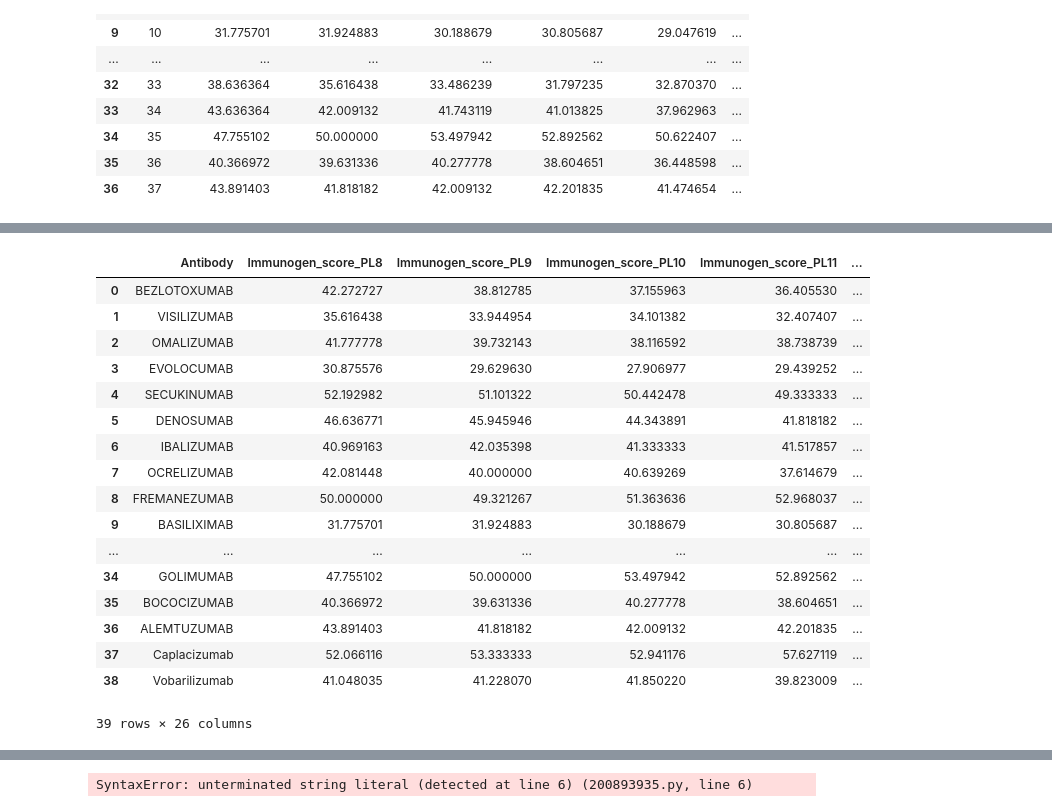
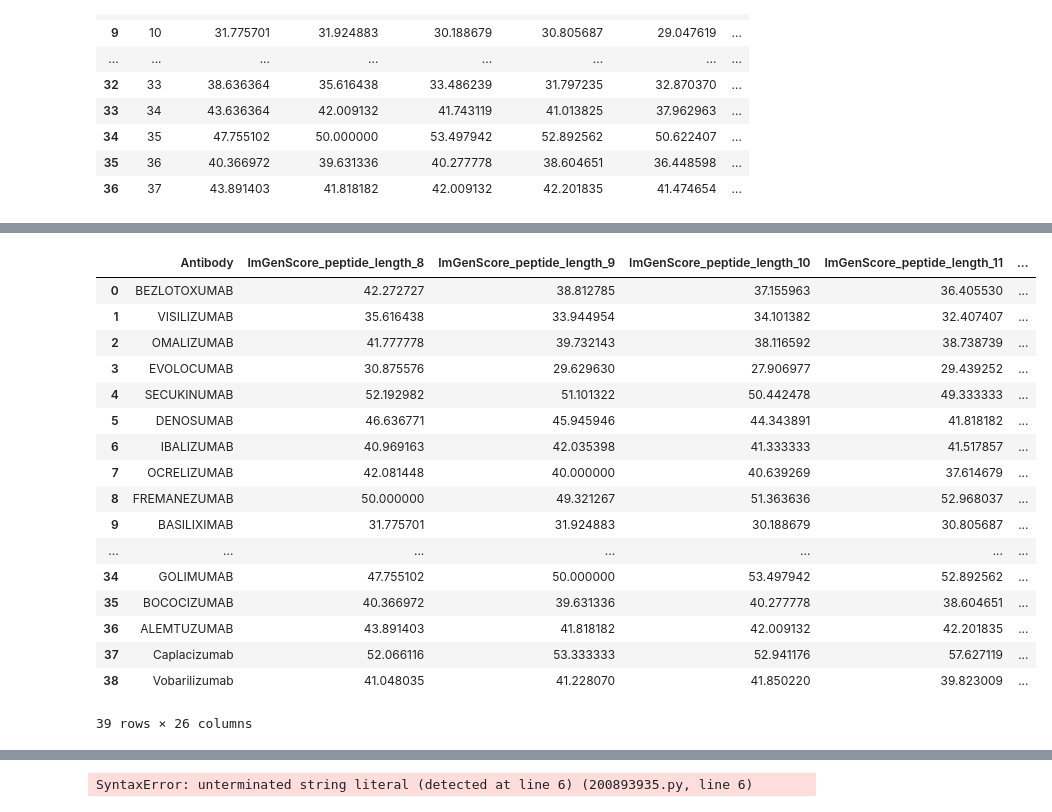
Before and after one commit to RebeckaAntonsson/Thesis, a Jupyter notebook: Immonogenecity_tool_testing/Testing_settings_for_tools/NetMHCpanImmunogen/calc_rank_stats.ipynb, the cells around one changed output, grey strips where cells are left out. Drawn from its saved outputs; the diff is of its cells as text; code cells hidden in the pictures.

```diff
--- a/Immonogenecity_tool_testing/Testing_settings_for_tools/NetMHCpanImmunogen/calc_rank_stats.ipynb
+++ b/Immonogenecity_tool_testing/Testing_settings_for_tools/NetMHCpanImmunogen/calc_rank_stats.ipynb
@@ -294,17 +294,20 @@ for df in all_dfs_AB.values():
 # remove the two columns called seq # from the calc_rank_table
 calc_rank_table = calc_rank_table.drop(columns=['seq #', 'seq#'])
 
-# rename all columns to "Imunogen_score" + the peptide length only the number at the end, for the last column called "all_pep_lengths" rename it to "Immunogen_score_all"
+# for all columns replace whitespace with underscore and make all letters lowercase
+calc_rank_table.columns = calc_rank_table.columns.str.replace(' ', '_').str.lower()
+
+# rename all columns to "ImuGenSccore" + the peptide length at the end,
+# for the last column called "all_pep_lengths" rename it to "ImGenScore__pep_lengths"
 new_column_names = {}
 for col in calc_rank_table.columns:
-    if col.startswith('peptide length'):
-        pep_length = col.split(' ')[-1]
-        new_column_names[col] = f'Immunogen_score_PL{pep_length}'
+    if col.startswith('peptide_length'):
+        new_column_names[col] = f'ImGenScore_{col}'
     elif col == 'all_pep_lengths':
-        new_column_names[col] = 'Immunogen_score_all'
+        new_column_names[col] = 'ImGenScore_all_pep_lengths'
 calc_rank_table = calc_rank_table.rename(columns=new_column_names)
 
 # Rename the column "sequence name" to "Antibody",
-calc_rank_table.rename(columns={'sequence name': 'Antibody'}, inplace=True)
+calc_rank_table.rename(columns={'sequence_name': 'Antibody'}, inplace=True)
 # Place the anotbody columns as the first column beacuse its easier to read
 calc_rank_table = calc_rank_table.iloc[:, [8] + list(range(0, 8))]
@@ -329,25 +314,25 @@ calc_rank_table = calc_rank_table.iloc[:, [8] + list(range(0, 8))]
 # %%
-# for each column staring with Immunogen_score, add a column called tool_rank, with what comes after the last _
+# for each column staring with Immunogen_score, add a column called tool_rank, with what comes after the first _
 # fill this column with the rank of the immunogenicity score, from 1 to 39, with 39 being the most immunogenic
 for col in calc_rank_table.columns:
-    if col.startswith('Immunogen_score'):
-        tool_rank_col_name = f'tool_rank_{col.split("_")[-1]}'
+    if col.startswith('ImGenScore'):
+        tool_rank_col_name = f'tool_rank_{col.split("_", 1)[1]}' # split col at _, split once, take everything after
         calc_rank_table[tool_rank_col_name] = calc_rank_table[col].rank(ascending=True, method='average')
 
 # Add the ADA_rank to the calc_rank_table, map them by the antibody name
 calc_rank_table['ADA_rank'] = calc_rank_table['Antibody'].map(ADA_rank)
 
 # Calculate the MARE for only the two rows with Antibody name "Caplacizumab" and "Vobarilizumab
 # ", for each columns starting with tool_rank and the ADA_rank, add a column called MARE_+ the peptide length,
 
 for col in calc_rank_table.columns:
     if col.startswith('tool_rank_'):
-        pep_length = col.split('_')[-1]
+        pep_length = col.split('_',2)[2] # split col at _, split twice, take everything after
         calc_rank_table[f'MARE_{pep_length}'] = (calc_rank_table[col] - calc_rank_table['ADA_rank']).abs()
 
 calc_rank_table
 # %% [output]
-|  | Antibody | Immunogen_score_PL8 | Immunogen_score_PL9 | Immunogen_score_PL10 | Immunogen_score_PL11 | ... |
+|  | Antibody | ImGenScore_peptide_length_8 | ImGenScore_peptide_length_9 | ImGenScore_peptide_length_10 | ImGenScore_peptide_length_11 | ... |
 | 0 | BEZLOTOXUMAB | 42.272727 | 38.812785 | 37.155963 | 36.405530 | ... |
 | 1 | VISILIZUMAB | 35.616438 | 33.944954 | 34.101382 | 32.407407 | ... |
 | 2 | OMALIZUMAB | 41.777778 | 39.732143 | 38.116592 | 38.738739 | ... |
```
Also changed, not shown: parts of 2 cells of this notebook.
